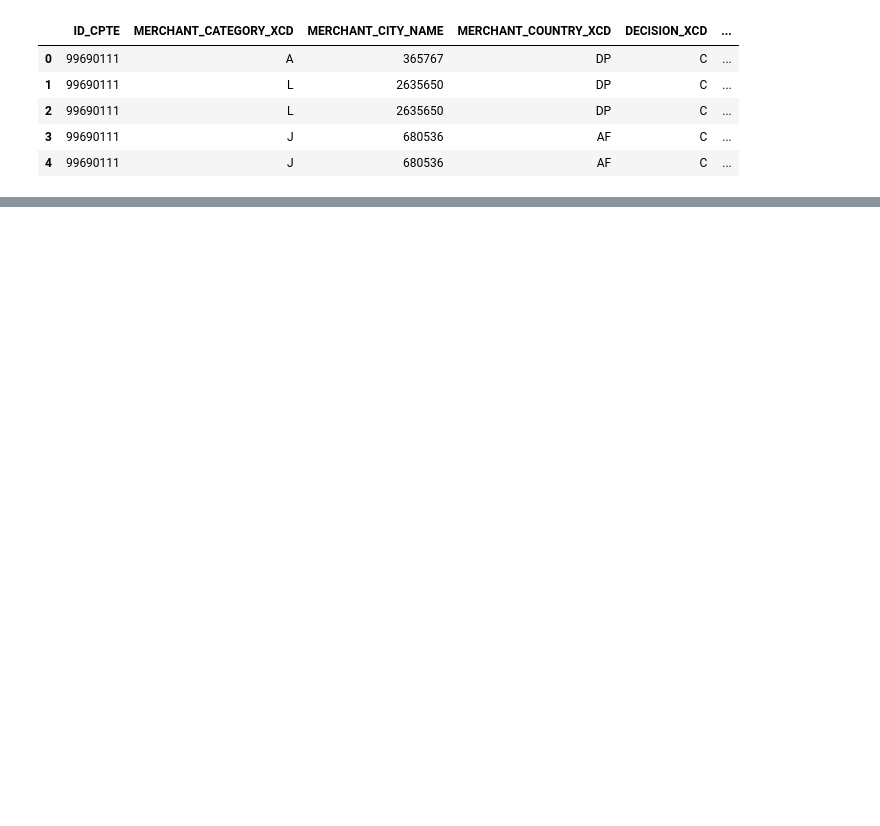
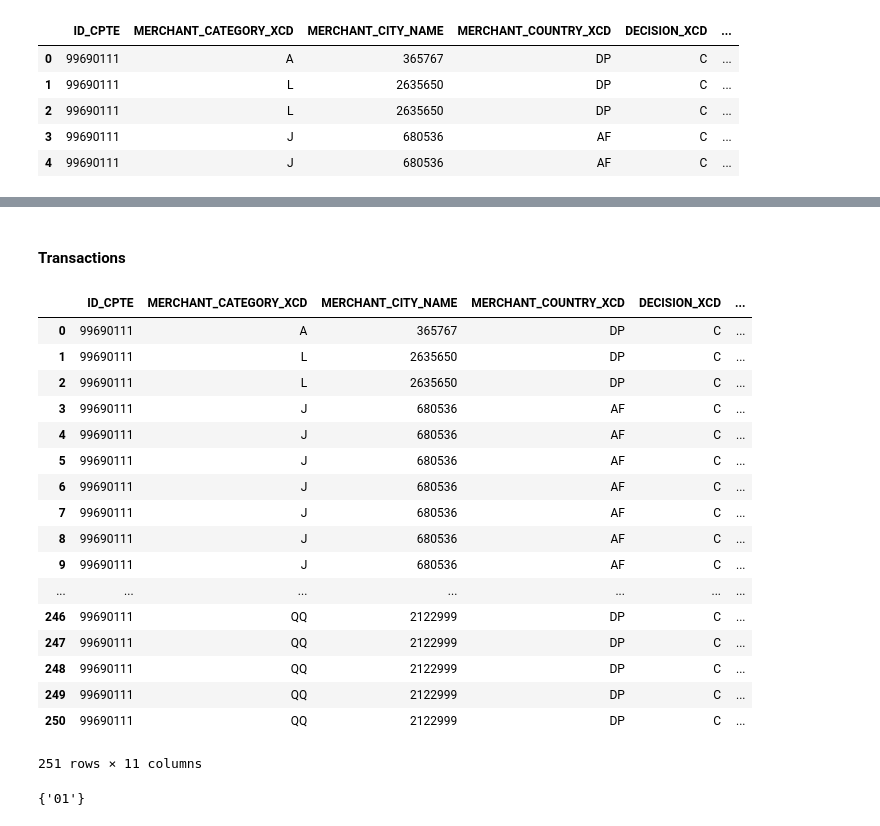
Before and after one commit to larryshamalama/DataCup18, a Jupyter notebook: train/Data Cleaning.ipynb, the cells around one changed output, grey strips where cells are left out. Cells and saved outputs as stored; diff of their text form; code cells hidden in the pictures; blank space fills up the shorter version.

```diff
--- a/train/Data Cleaning.ipynb
+++ b/train/Data Cleaning.ipynb
@@ -74,0 +164,27 @@ def get_info(*dfs):
+# %% [markdown]
+#### Transactions
+# %%
+clients[0].transactions
+# %% [output]
+|  | ID_CPTE | MERCHANT_CATEGORY_XCD | MERCHANT_CITY_NAME | MERCHANT_COUNTRY_XCD | DECISION_XCD | ... |
+| 0 | 99690111 | A | 365767 | DP | C | ... |
+| 1 | 99690111 | L | 2635650 | DP | C | ... |
+| 2 | 99690111 | L | 2635650 | DP | C | ... |
+| 3 | 99690111 | J | 680536 | AF | C | ... |
+| 4 | 99690111 | J | 680536 | AF | C | ... |
+| 5 | 99690111 | J | 680536 | AF | C | ... |
+| 6 | 99690111 | J | 680536 | AF | C | ... |
+| 7 | 99690111 | J | 680536 | AF | C | ... |
+| 8 | 99690111 | J | 680536 | AF | C | ... |
+| 9 | 99690111 | J | 680536 | AF | C | ... |
+| ... | ... | ... | ... | ... | ... | ... |
+| 246 | 99690111 | QQ | 2122999 | DP | C | ... |
+| 247 | 99690111 | QQ | 2122999 | DP | C | ... |
+| 248 | 99690111 | QQ | 2122999 | DP | C | ... |
+| 249 | 99690111 | QQ | 2122999 | DP | C | ... |
+| 250 | 99690111 | QQ | 2122999 | DP | C | ... |
+251 rows × 11 columns
+# %%
+set([date[-2:] for date in facturation['PERIODID_MY']])
+# %% [output]
+{'01'}
```
Also changed, not shown: parts of 20 cells of this notebook, 1 other file.
